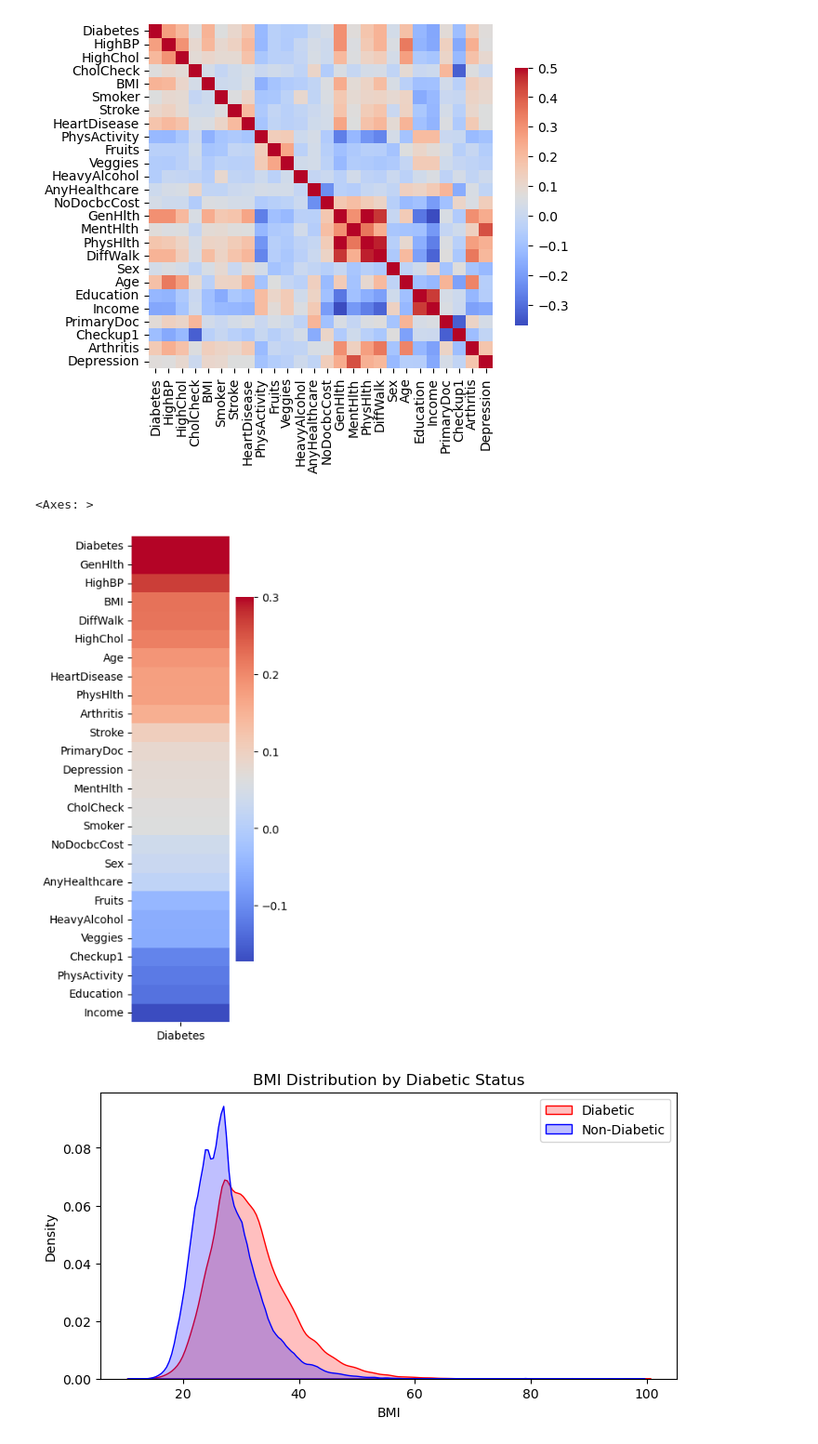
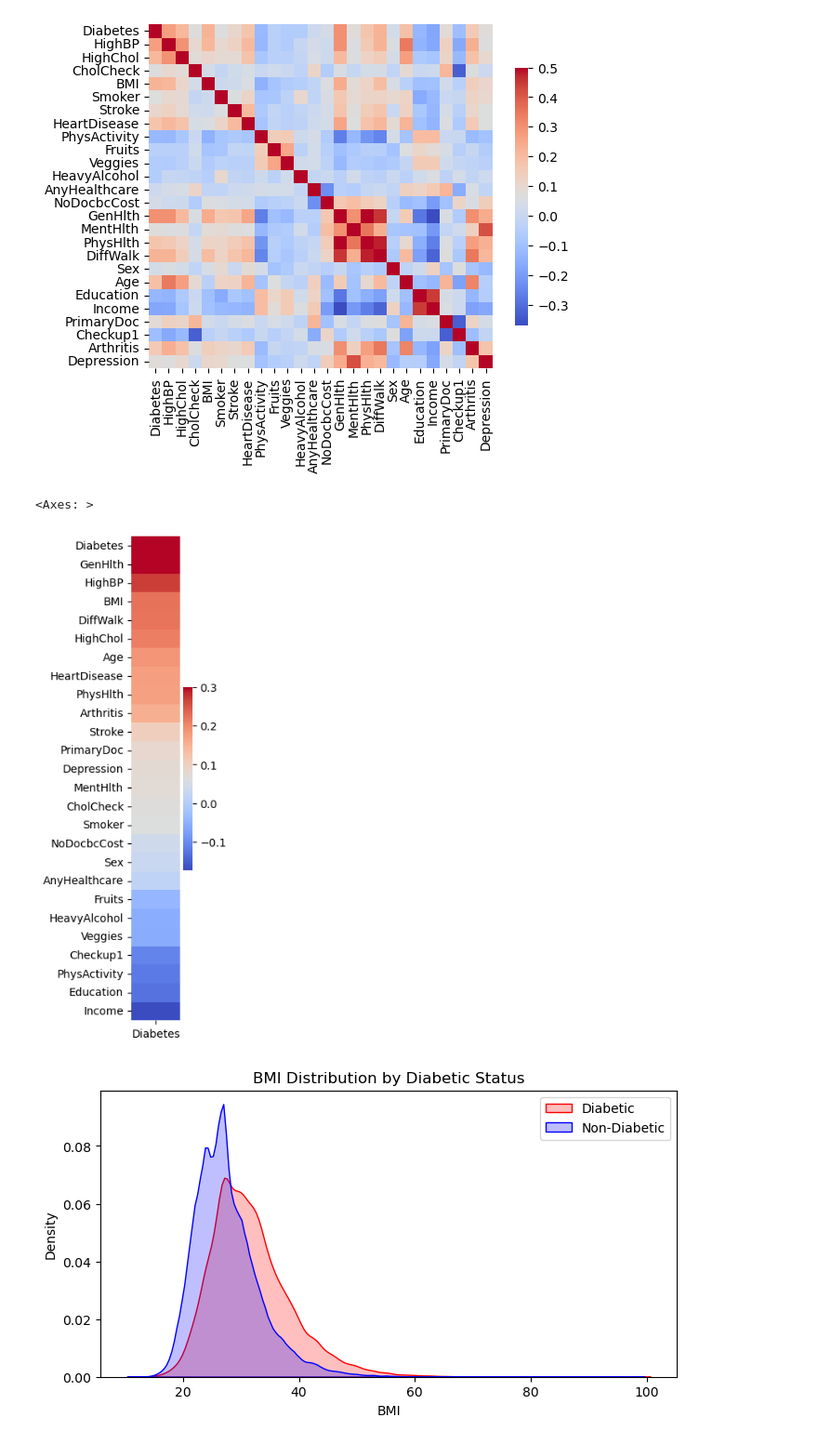
Before and after one commit to mdipinto1/m.c-squared-2, a Jupyter notebook: Visualizations.ipynb, the cells around one changed output. Shown: that part at 93% size. Drawn from its saved outputs; the diff is of its cells as text; code cells hidden in the pictures.

```diff
--- a/Visualizations.ipynb
+++ b/Visualizations.ipynb
@@ -69,11 +69,11 @@ figure = sns.heatmap(corr, annot=False, cmap='coolwarm', square=True, cbar_kws={
 [figure]
 # %%
 mini_corr = corr['Diabetes'].sort_values(ascending=False).to_frame()
-plt.figure(figsize=(2, 8))
+plt.figure(figsize=(1, 8))
 sns.heatmap(mini_corr, annot=False,square=False, cmap='coolwarm', cbar_kws={'shrink': .75}, yticklabels=True,vmax=0.3,)
 # %% [output]
 <Axes: >
-[figure, old version]
+[figure, new version]
 # %%
 #import warnings and suppress FutureWarning
 import warnings
```
